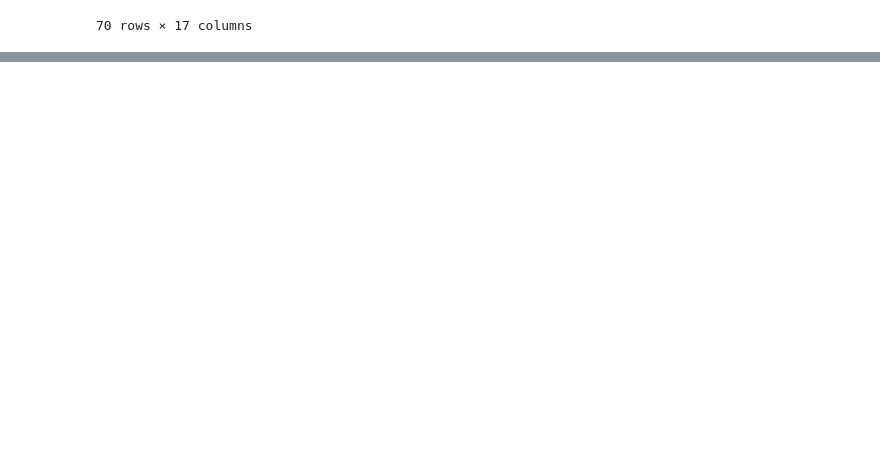
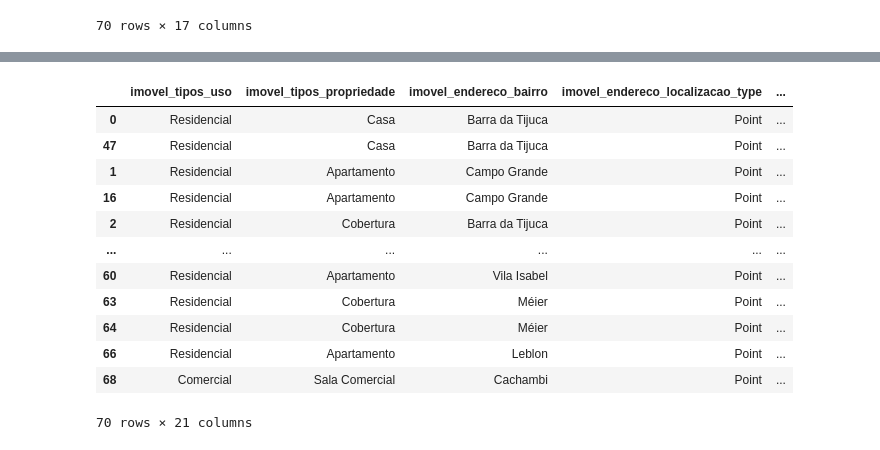
Before and after one commit to Facco-Bruno/Alura-Python, a Jupyter notebook: Pandas_Advanced.ipynb, the cells around one changed output, grey strips where cells are left out. Cells and saved outputs as stored; diff of their text form; code cells hidden in the pictures; blank space fills up the shorter version.

```diff
--- a/Pandas_Advanced.ipynb
+++ b/Pandas_Advanced.ipynb
@@ -565,0 +647,3 @@ dados_listings
+# %%
+dados_listings = pd.merge(dados_listings, configuracao, left_index=True, right_index=True)
+dados_listings
@@ -565,0 +664,10 @@ dados_listings
+# %%
+tipo_uso = {
+    'Apartamento': 'Residencial',
+    'Casa': 'Residencial',
+    'Cobertura': 'Residencial',
+    'Consultório': 'Comercial',
+    'Imóvel Comercial': 'Comercial',
+    'Loja': 'Comercial',
+    'Sala Comercial': 'Comercial'
+}
@@ -565,0 +689,20 @@ dados_listings
+# %%
+imovel_tipos_uso = dados_listings.imovel_tipos_propriedade.map(tipo_uso)
+# %%
+dados_listings.insert(loc=0, column='imovel_tipos_uso', value=imovel_tipos_uso)
+# %%
+dados_listings
+# %% [output]
+|  | imovel_tipos_uso | imovel_tipos_propriedade | imovel_endereco_bairro | imovel_endereco_localizacao_type | ... |
+| 0 | Residencial | Casa | Barra da Tijuca | Point | ... |
+| 47 | Residencial | Casa | Barra da Tijuca | Point | ... |
+| 1 | Residencial | Apartamento | Campo Grande | Point | ... |
+| 16 | Residencial | Apartamento | Campo Grande | Point | ... |
+| 2 | Residencial | Cobertura | Barra da Tijuca | Point | ... |
+| ... | ... | ... | ... | ... | ... |
+| 60 | Residencial | Apartamento | Vila Isabel | Point | ... |
+| 63 | Residencial | Cobertura | Méier | Point | ... |
+| 64 | Residencial | Cobertura | Méier | Point | ... |
+| 66 | Residencial | Apartamento | Leblon | Point | ... |
+| 68 | Comercial | Sala Comercial | Cachambi | Point | ... |
+70 rows × 21 columns
```
Also changed, not shown: parts of 23 cells of this notebook.
